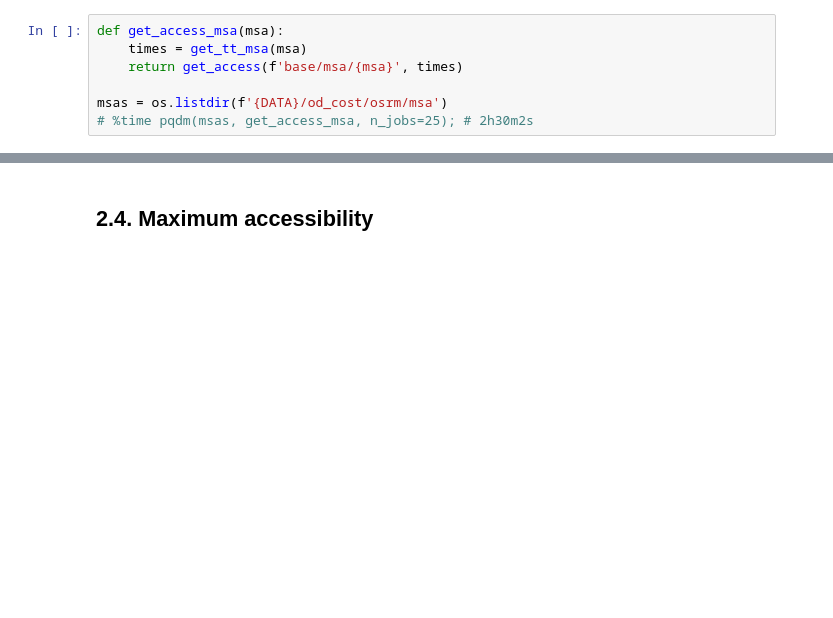
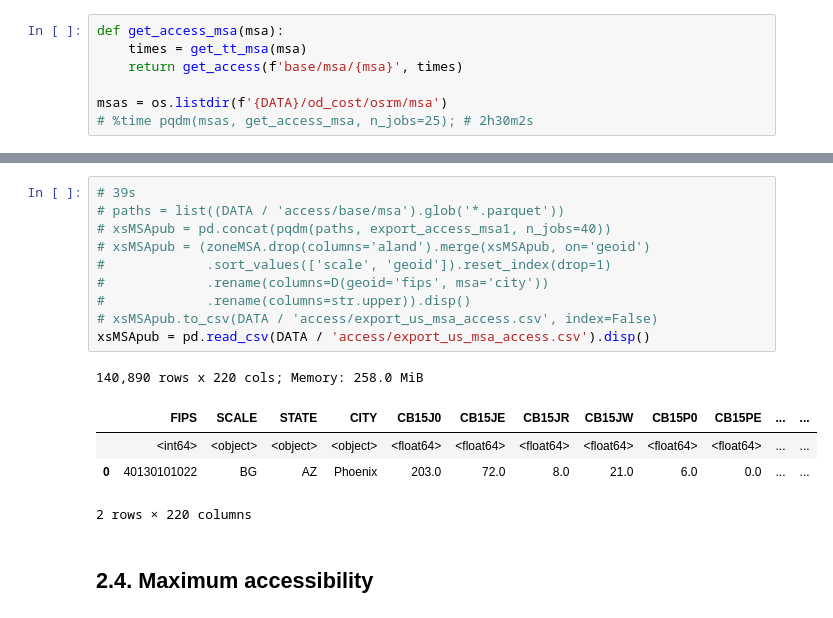
Before and after one commit to rvanxer/spr_4711, a Jupyter notebook: code/6_get_access.ipynb, the cells around one changed output, grey strips where cells are left out. Drawn from its saved outputs; the diff is of its cells as text; blank space fills up the shorter version.

Commit message:
Published MSA access data

```diff
--- a/code/6_get_access.ipynb
+++ b/code/6_get_access.ipynb
@@ -201,3 +223,19 @@ msas = os.listdir(f'{DATA}/od_cost/osrm/msa')
+# %%
+# 39s
+# paths = list((DATA / 'access/base/msa').glob('*.parquet'))
+# xsMSApub = pd.concat(pqdm(paths, export_access_msa1, n_jobs=40))
+# xsMSApub = (zoneMSA.drop(columns='aland').merge(xsMSApub, on='geoid')
+#             .sort_values(['scale', 'geoid']).reset_index(drop=1)
+#             .rename(columns=D(geoid='fips', msa='city'))
+#             .rename(columns=str.upper)).disp()
+# xsMSApub.to_csv(DATA / 'access/export_us_msa_access.csv', index=False)
+xsMSApub = pd.read_csv(DATA / 'access/export_us_msa_access.csv').disp()
+# %% [output]
+140,890 rows x 220 cols; Memory: 258.0 MiB
+|  | FIPS | SCALE | STATE | CITY | CB15J0 | CB15JE | CB15JR | CB15JW | CB15P0 | CB15PE | ... | ... |
+|  | <int64> | <object> | <object> | <object> | <float64> | <float64> | <float64> | <float64> | <float64> | <float64> | ... | ... |
+| 0 | 40130101022 | BG | AZ | Phoenix | 203.0 | 72.0 | 8.0 | 21.0 | 6.0 | 0.0 | ... | ... |
+2 rows × 220 columns
 # %% [markdown]
 ## 2.4. Maximum accessibility
 # %%
```
Also changed, not shown: parts of 5 cells of this notebook, 5 other files.
